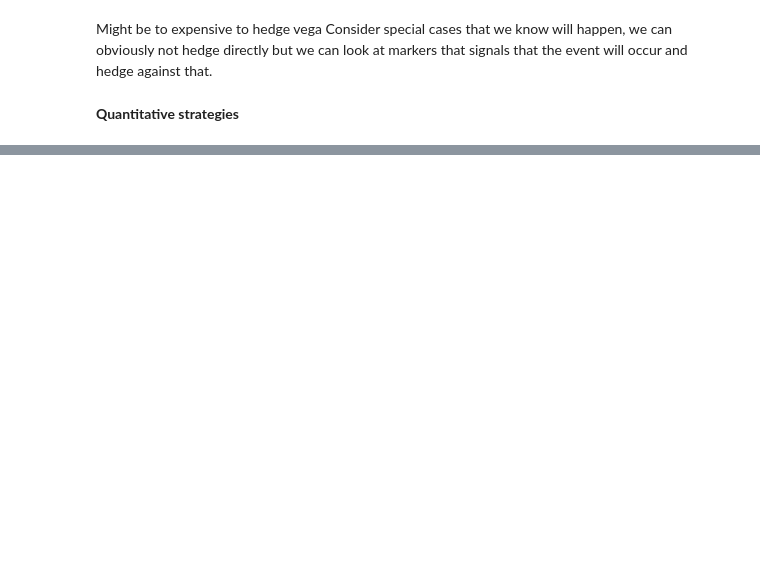
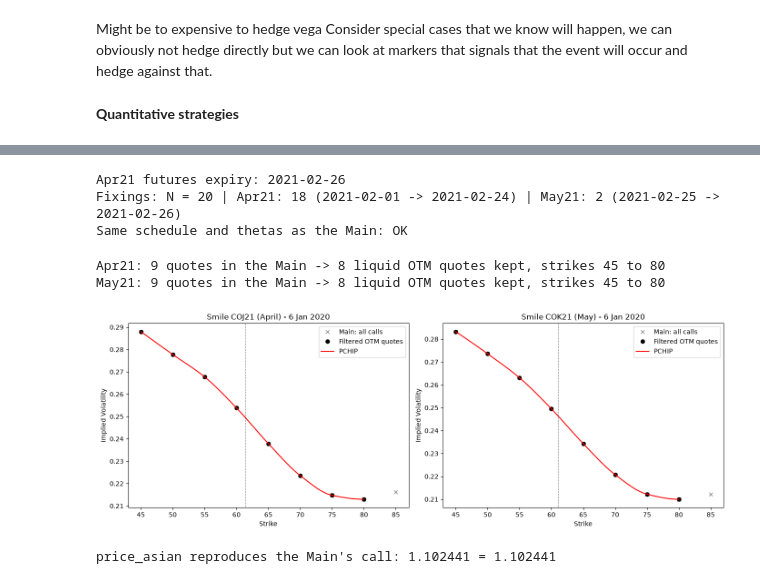
Before and after one commit to ludvigvl/HedgingCompetition, a Jupyter notebook: hedgingLabLudvig.ipynb, the cells around one changed output, grey strips where cells are left out. Cells and saved outputs as stored; diff of their text form; code cells hidden in the pictures; blank space fills up the shorter version.

```diff
--- a/hedgingLabLudvig.ipynb
+++ b/hedgingLabLudvig.ipynb
@@ -324,0 +599,68 @@ display(pd.Series(collar).to_frame("Value"))
+# %%
+# =============================================================================
+# PART 6: FIXING SCHEDULE FROM THE ICE EXPIRY RULE (ANNEX B)
+# =============================================================================
+
+
+
+tickers = ['COJ21 Comdty', 'COK21 Comdty']
+fixing_dates, n1_sched, n2_sched = build_fixing_schedule(2021, 2, tickers[0])
+
+print("Apr21 futures expiry:", futures_expiry(tickers[0]).date())
+print(f"Fixings: N = {len(fixing_dates)} | Apr21: {n1_sched} ({fixing_dates[0].date()} -> {fixing_dates[n1_sched-1].date()})"
+      f" | May21: {n2_sched} ({fixing_dates[n1_sched].date()} -> {fixing_dates[-1].date()})")
+
+
+theta_1_check, theta_2_check = fixing_thetas(fixing_dates, n1_sched, valuation_date)
+assert (n1_sched, n2_sched) == (n1, n2)
+assert np.allclose(theta_1_check, theta_1) and np.allclose(theta_2_check, theta_2)
+print("Same schedule and thetas as the Main: OK")
+# %% [output]
+Apr21 futures expiry: 2021-02-26
+Fixings: N = 20 | Apr21: 18 (2021-02-01 -> 2021-02-24) | May21: 2 (2021-02-25 -> 2021-02-26)
+Same schedule and thetas as the Main: OK
+# %%
+# =============================================================================
+# PART 7: SMILE CALIBRATION WITH A LIQUIDITY FILTER
+# =============================================================================
+
+
+smile1_0 = get_smile(d, tickers[0])
+smile2_0 = get_smile(d, tickers[1])
+print(f"Apr21: {len(strikes_1)} quotes in the Main -> {len(smile1_0['strikes'])} liquid OTM quotes kept, "
+      f"strikes {smile1_0['strikes'][0]:.0f} to {smile1_0['strikes'][-1]:.0f}")
+print(f"May21: {len(strikes_2)} quotes in the Main -> {len(smile2_0['strikes'])} liquid OTM quotes kept, "
+      f"strikes {smile2_0['strikes'][0]:.0f} to {smile2_0['strikes'][-1]:.0f}")
+
+plt.figure(figsize=(14, 5))
+for i, (smile, ks, vs, name) in enumerate([(smile1_0, strikes_1, vols_1, 'COJ21 (April)'),
+                                            (smile2_0, strikes_2, vols_2, 'COK21 (May)')]):
+    plt.subplot(1, 2, i + 1)
+    grid = np.linspace(smile['strikes'][0], smile['strikes'][-1], 200)
+    plt.plot(ks, vs, 'x', color='grey', label='Main: all calls')
+    plt.plot(smile['strikes'], smile['vols'], 'ko', label='Filtered OTM quotes')
+    plt.plot(grid, [read_vol(smile, k) for k in grid], 'r-', label='PCHIP')
+    plt.axvline(smile['F'], color='k', ls=':', lw=0.8)
+    plt.title(f'Smile {name} - 6 Jan 2020')
+    plt.xlabel('Strike'); plt.ylabel('Implied Volatility'); plt.legend()
+plt.tight_layout()
+plt.show()
+# %% [output]
+Apr21: 9 quotes in the Main -> 8 liquid OTM quotes kept, strikes 45 to 80
+May21: 9 quotes in the Main -> 8 liquid OTM quotes kept, strikes 45 to 80
+[figure, added]
+# %%
+# =============================================================================
+# PART 8: PRICER AS FUNCTIONS (RHO AS AN ARGUMENT, SOFR DISCOUNTING)
+# =============================================================================
+
+
+
+# Sanity check: with the Main's smiles and no discounting, the functions give back the Main's call
+main_smile1 = {'strikes': np.array(strikes_1), 'pchip': smile_apr21}
+main_smile2 = {'strikes': np.array(strikes_2), 'pchip': smile_may21}
+check_call = price_asian(K_call, 'call', f1, f2, main_smile1, main_smile2, rho, theta_1, theta_2)
+assert abs(check_call - prix_call) < 1e-10
+print(f"price_asian reproduces the Main's call: {check_call:.6f} = {prix_call:.6f}")
+# %% [output]
+price_asian reproduces the Main's call: 1.102441 = 1.102441
```
Also changed, not shown: parts of 21 cells of this notebook, 1 other file.
